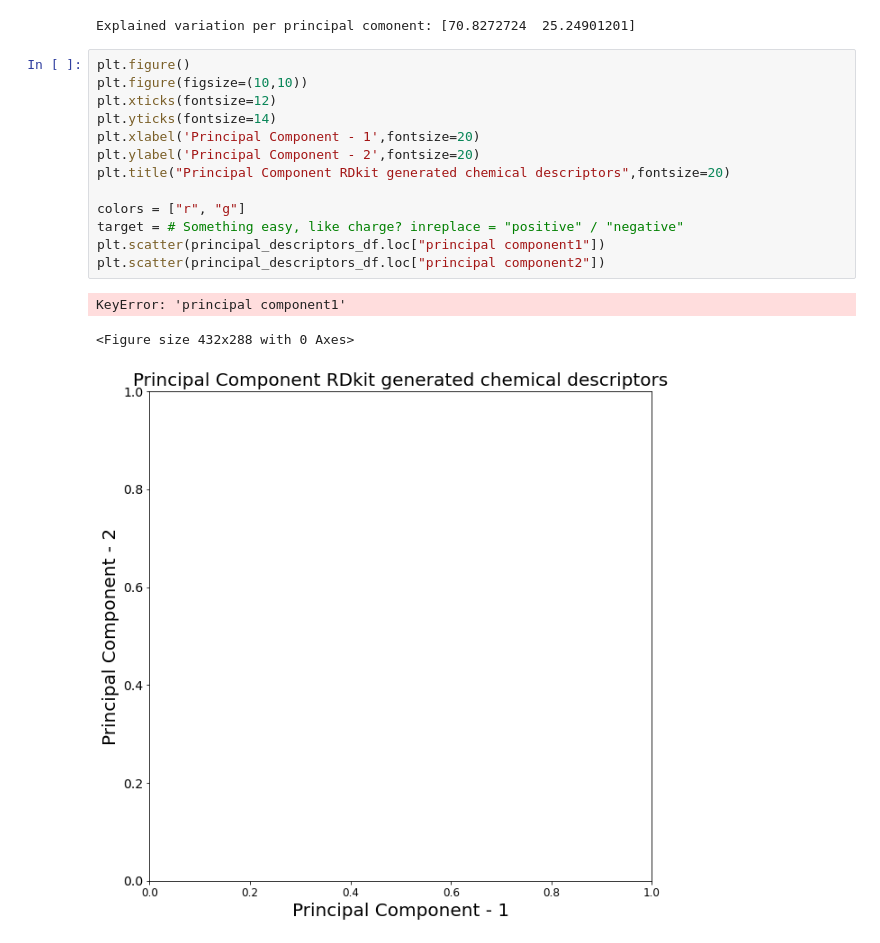
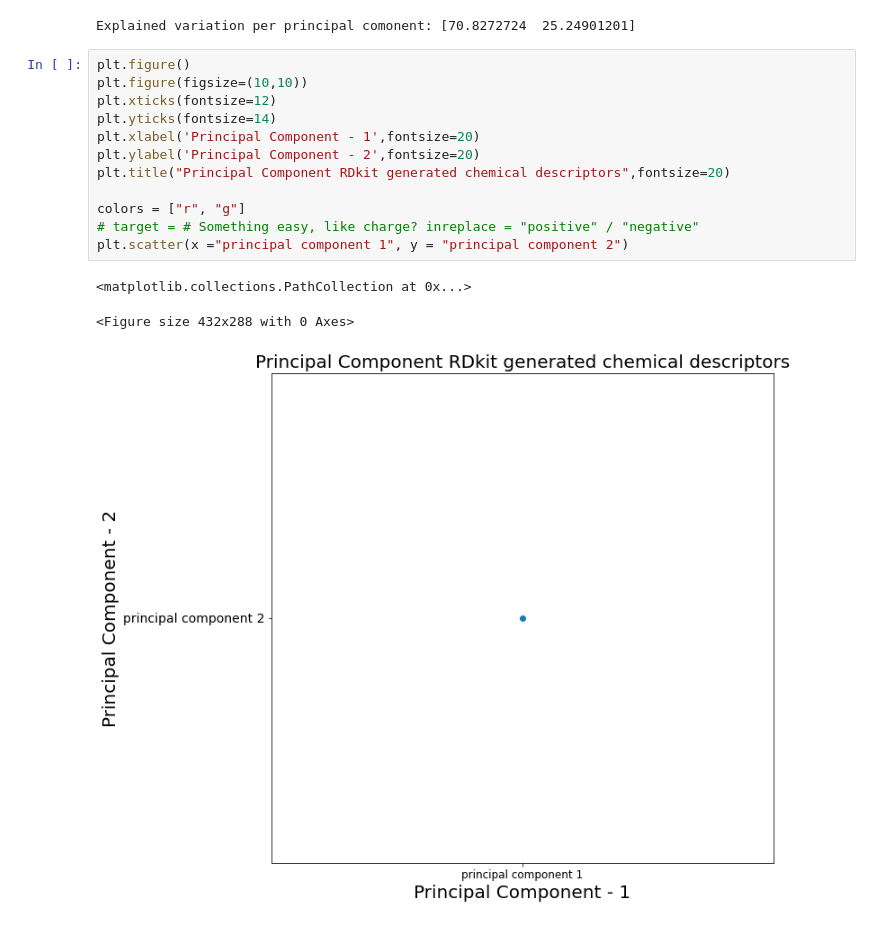
Before and after one commit to meidelien/Metabolic-network-layout-using-biochemical-coordinates, a Jupyter notebook: Notebooks/PCA.ipynb, the cells around one changed output. Cells and saved outputs as stored; diff of their text form.

```diff
--- a/Notebooks/PCA.ipynb
+++ b/Notebooks/PCA.ipynb
@@ -91,17 +93,16 @@ Explained variation per principal comonent: [70.8272724  25.24901201]
 # %%
 plt.figure()
 plt.figure(figsize=(10,10))
 plt.xticks(fontsize=12)
 plt.yticks(fontsize=14)
 plt.xlabel('Principal Component - 1',fontsize=20)
 plt.ylabel('Principal Component - 2',fontsize=20)
 plt.title("Principal Component RDkit generated chemical descriptors",fontsize=20)
 
 colors = ["r", "g"]
-target = # Something easy, like charge? inreplace = "positive" / "negative"
-plt.scatter(principal_descriptors_df.loc["principal component1"])
-plt.scatter(principal_descriptors_df.loc["principal component2"])
+# target = # Something easy, like charge? inreplace = "positive" / "negative"
+plt.scatter(x ="principal component 1", y = "principal component 2")
 # %% [output]
-KeyError: 'principal component1'
+<matplotlib.collections.PathCollection at 0x...>
 <Figure size 432x288 with 0 Axes>
-[figure, old version]
+[figure, new version]
```
Also changed, not shown: parts of 3 cells of this notebook.
